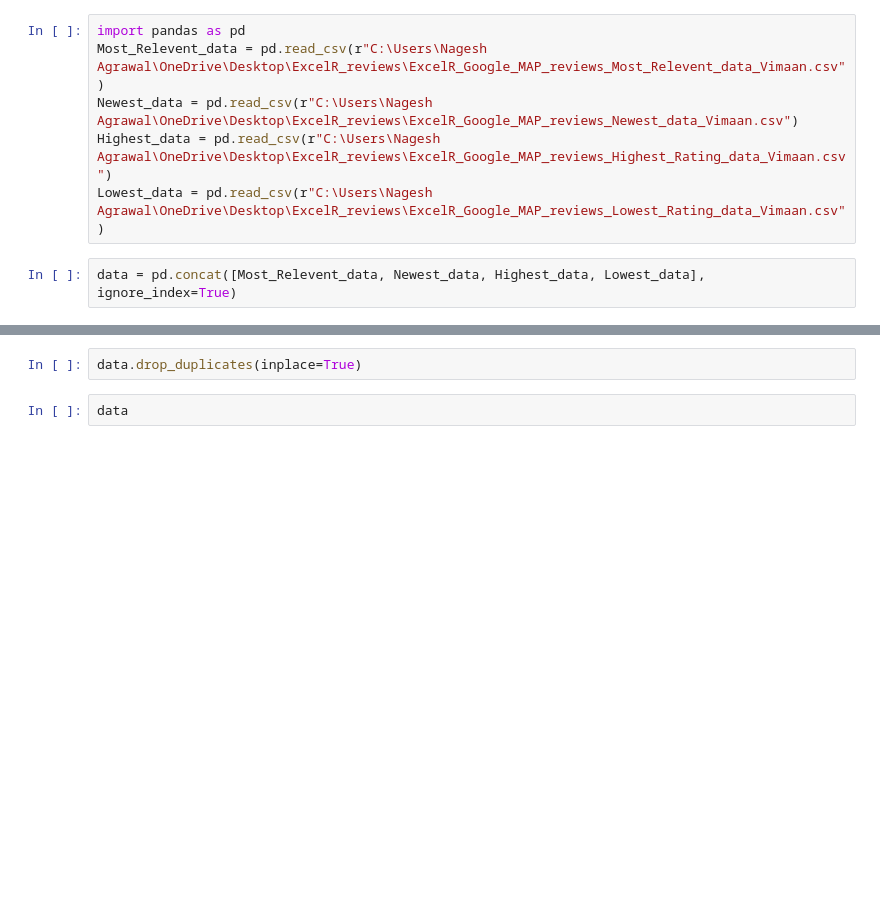
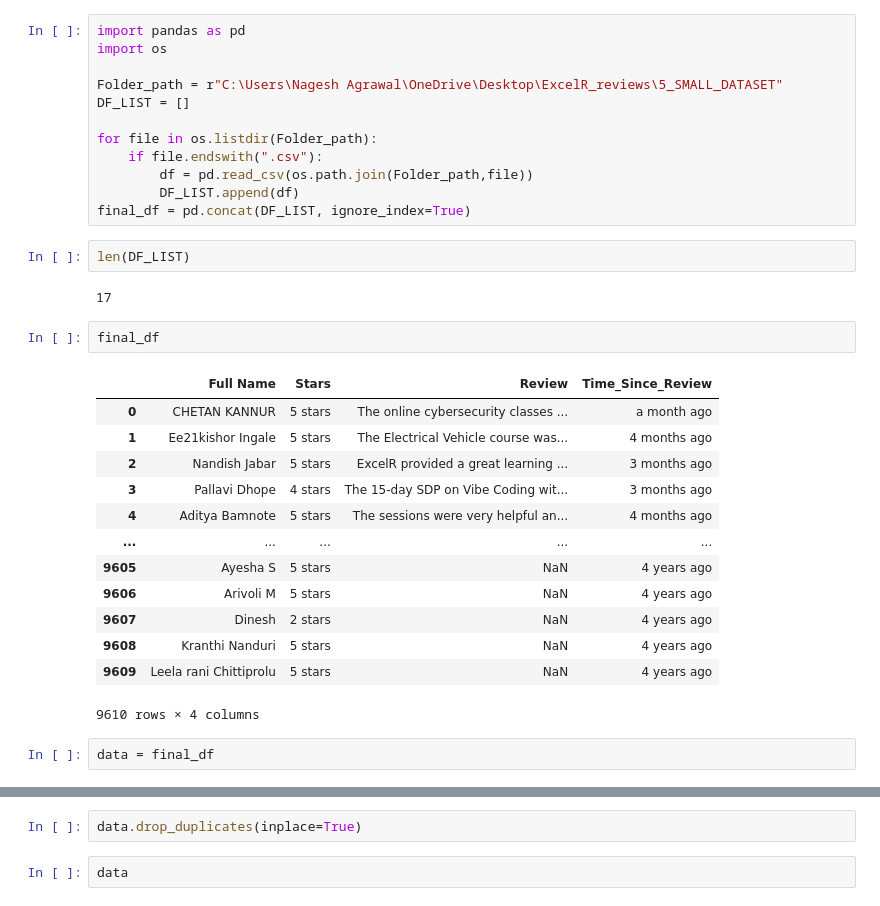
Before and after one commit to Nagesh0091/ExcelR_Reviews, a Jupyter notebook: 3_DATA_COMBINING/4_DATA_combining.ipynb, the cells around one changed output, grey strips where cells are left out. Saved outputs shown, nothing was run; the diff lists cells and outputs as text; blank space fills up the shorter version.

```diff
--- a/3_DATA_COMBINING/4_DATA_combining.ipynb
+++ b/3_DATA_COMBINING/4_DATA_combining.ipynb
@@ -1,11 +1,37 @@
 # %%
 import pandas as pd
-Most_Relevent_data = pd.read_csv(r"C:\Users\Nagesh Agrawal\OneDrive\Desktop\ExcelR_reviews\ExcelR_Google_MAP_reviews_Most_Relevent_data_Vimaan.csv")
-Newest_data = pd.read_csv(r"C:\Users\Nagesh Agrawal\OneDrive\Desktop\ExcelR_reviews\ExcelR_Google_MAP_reviews_Newest_data_Vimaan.csv")
-Highest_data = pd.read_csv(r"C:\Users\Nagesh Agrawal\OneDrive\Desktop\ExcelR_reviews\ExcelR_Google_MAP_reviews_Highest_Rating_data_Vimaan.csv")
-Lowest_data = pd.read_csv(r"C:\Users\Nagesh Agrawal\OneDrive\Desktop\ExcelR_reviews\ExcelR_Google_MAP_reviews_Lowest_Rating_data_Vimaan.csv")
+import os
+
+Folder_path = r"C:\Users\Nagesh Agrawal\OneDrive\Desktop\ExcelR_reviews\5_SMALL_DATASET"
+DF_LIST = []
+
+for file in os.listdir(Folder_path):
+    if file.endswith(".csv"):
+        df = pd.read_csv(os.path.join(Folder_path,file))
+        DF_LIST.append(df)
+final_df = pd.concat(DF_LIST, ignore_index=True)
-# %%
-data = pd.concat([Most_Relevent_data, Newest_data, Highest_data, Lowest_data], ignore_index=True)
+# %%
+len(DF_LIST)
+# %% [output]
+17
+# %%
+final_df
+# %% [output]
+|  | Full Name | Stars | Review | Time_Since_Review |
+| 0 | CHETAN KANNUR | 5 stars | The online cybersecurity classes ... | a month ago |
+| 1 | Ee21kishor Ingale | 5 stars | The Electrical Vehicle course was... | 4 months ago |
+| 2 | Nandish Jabar | 5 stars | ExcelR provided a great learning ... | 3 months ago |
+| 3 | Pallavi Dhope | 4 stars | The 15-day SDP on Vibe Coding wit... | 3 months ago |
+| 4 | Aditya Bamnote | 5 stars | The sessions were very helpful an... | 4 months ago |
+| ... | ... | ... | ... | ... |
+| 9605 | Ayesha S | 5 stars | NaN | 4 years ago |
+| 9606 | Arivoli M | 5 stars | NaN | 4 years ago |
+| 9607 | Dinesh | 2 stars | NaN | 4 years ago |
+| 9608 | Kranthi Nanduri | 5 stars | NaN | 4 years ago |
+| 9609 | Leela rani Chittiprolu | 5 stars | NaN | 4 years ago |
+9610 rows × 4 columns
+# %%
+data = final_df
 # %%
 data
 # %% [output]
```
Also changed, not shown: parts of 13 cells of this notebook, 21 other files.
